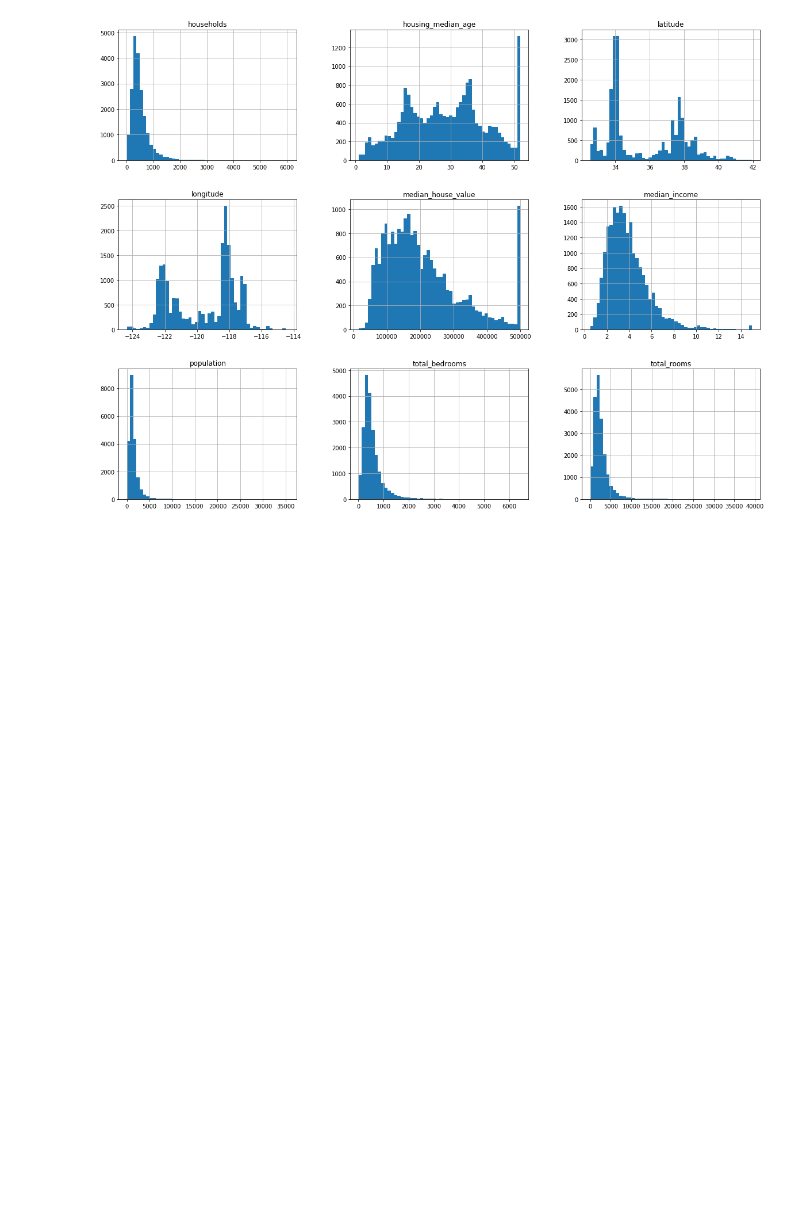
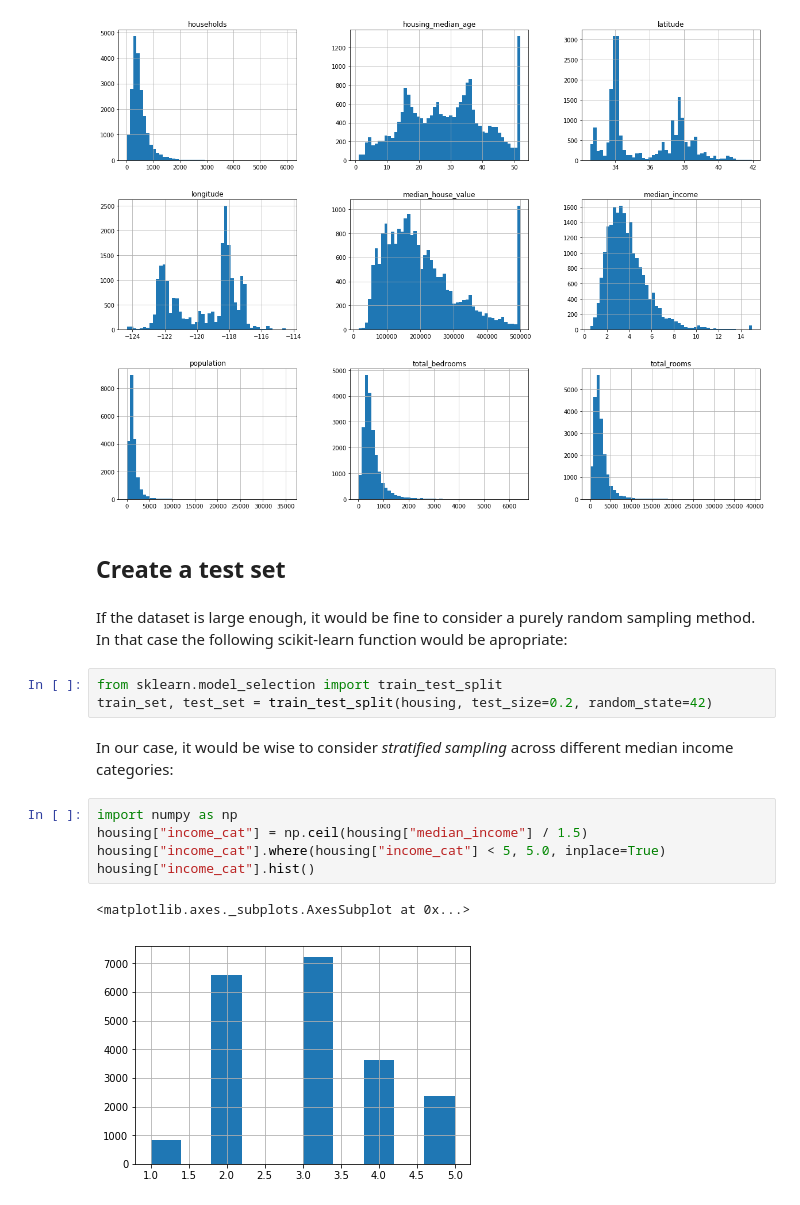
Before and after one commit to stigbd/handson-ml, a Jupyter notebook: ch-2_Housing.ipynb, the cells around one changed output. Saved outputs shown, nothing was run; the diff lists cells and outputs as text; blank space fills up the shorter version.

```diff
--- a/ch-2_Housing.ipynb
+++ b/ch-2_Housing.ipynb
@@ -89,3 +91,20 @@ housing.hist(bins=50, figsize=(20,15))
 plt.show()
 # %% [output]
 [figure]
+# %% [markdown]
+## Create a test set
+# %% [markdown]
+If the dataset is large enough, it would be fine to consider a purely random sampling method. In that case the following scikit-learn function would be apropriate:
+# %%
+from sklearn.model_selection import train_test_split
+train_set, test_set = train_test_split(housing, test_size=0.2, random_state=42)
+# %% [markdown]
+In our case, it would be wise to consider *stratified sampling* across different median income categories:
+# %%
+import numpy as np
+housing["income_cat"] = np.ceil(housing["median_income"] / 1.5)
+housing["income_cat"].where(housing["income_cat"] < 5, 5.0, inplace=True)
+housing["income_cat"].hist()
+# %% [output]
+<matplotlib.axes._subplots.AxesSubplot at 0x...>
+[figure, added]
```
Also changed, not shown: parts of 51 cells of this notebook.
